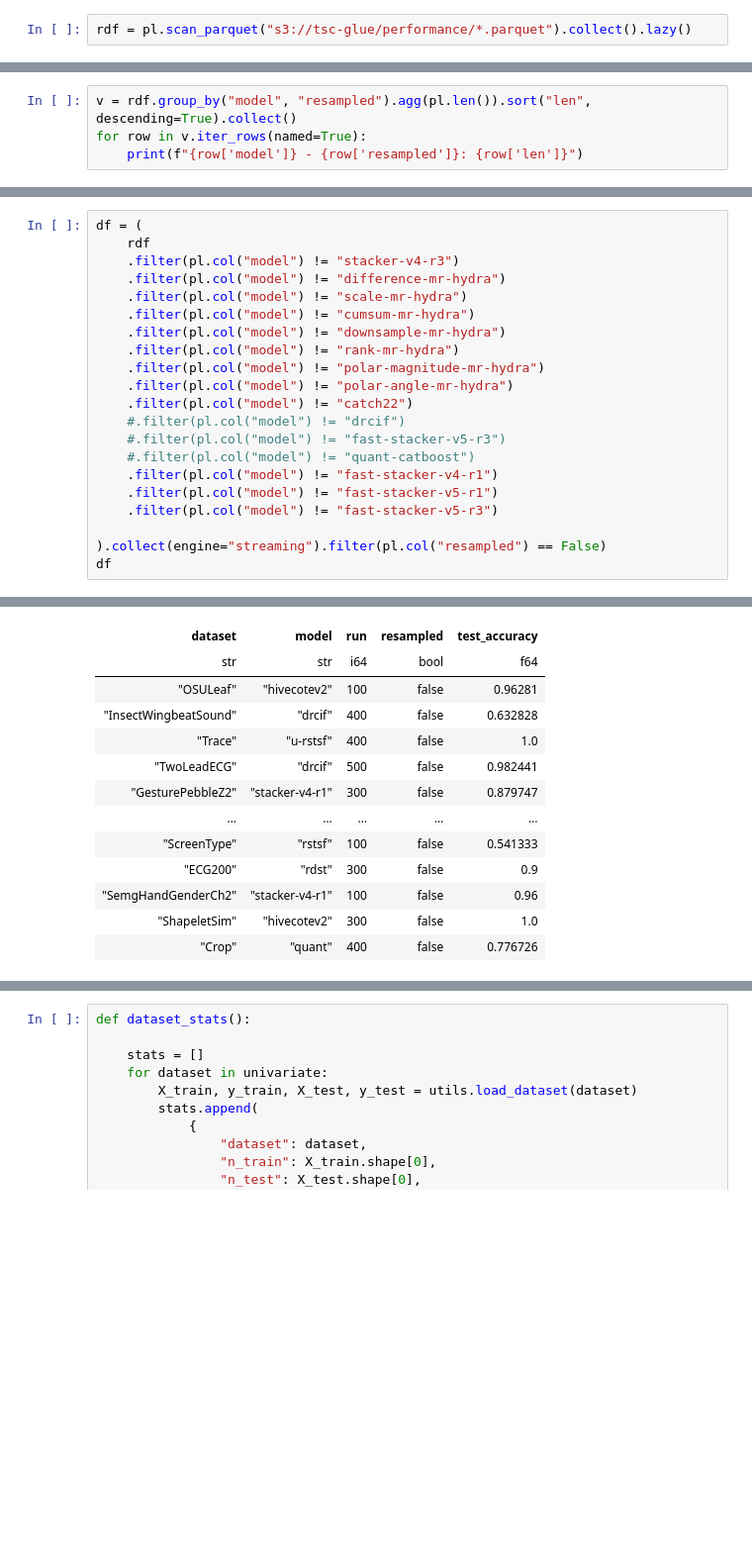
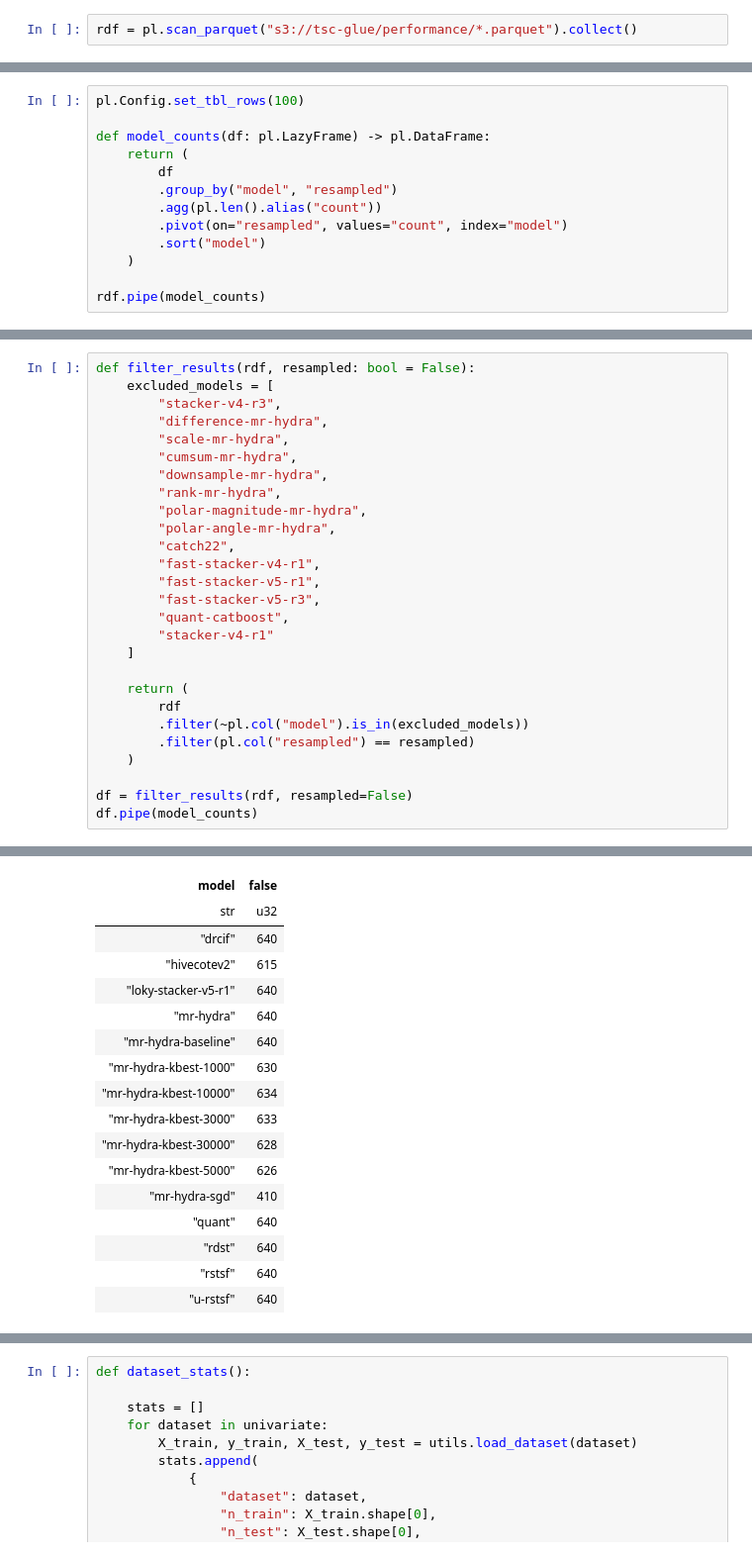
Before and after one commit to gasperpetelin/TSCGlue, a Jupyter notebook: notebooks/042-stacking-2.ipynb, the cells around one changed output, grey strips where cells are left out. Shown at 99% size. Drawn from its saved outputs; the diff is of its cells as text; blank space fills up the shorter version.

```diff
--- a/notebooks/042-stacking-2.ipynb
+++ b/notebooks/042-stacking-2.ipynb
@@ -6,4 +10,4 @@ from autotsc import utils
 # %%
-rdf = pl.scan_parquet("s3://tsc-glue/performance/*.parquet").collect().lazy()
+rdf = pl.scan_parquet("s3://tsc-glue/performance/*.parquet").collect()
 # %% [output]
 Set the region manually to silence this warning.
@@ -11,5 +15,14 @@ Set the region manually to silence this warning.
 # %%
-v = rdf.group_by("model", "resampled").agg(pl.len()).sort("len", descending=True).collect()
-for row in v.iter_rows(named=True):
-    print(f"{row['model']} - {row['resampled']}: {row['len']}")
+pl.Config.set_tbl_rows(100)
+
+def model_counts(df: pl.LazyFrame) -> pl.DataFrame:
+    return (
+        df
+        .group_by("model", "resampled")
+        .agg(pl.len().alias("count"))
+        .pivot(on="resampled", values="count", index="model")
+        .sort("model")
+    )
+
+rdf.pipe(model_counts)
 # %% [output]
@@ -33,22 +48,28 @@ loky-stacker-v5-r1 - True: 2
 # %%
-df = (
-    rdf
-    .filter(pl.col("model") != "stacker-v4-r3")
-    .filter(pl.col("model") != "difference-mr-hydra")
-    .filter(pl.col("model") != "scale-mr-hydra")
-    .filter(pl.col("model") != "cumsum-mr-hydra")
-    .filter(pl.col("model") != "downsample-mr-hydra")
-    .filter(pl.col("model") != "rank-mr-hydra")
-    .filter(pl.col("model") != "polar-magnitude-mr-hydra")
-    .filter(pl.col("model") != "polar-angle-mr-hydra")
-    .filter(pl.col("model") != "catch22")
-    #.filter(pl.col("model") != "drcif")
-    #.filter(pl.col("model") != "fast-stacker-v5-r3")
-    #.filter(pl.col("model") != "quant-catboost")
-    .filter(pl.col("model") != "fast-stacker-v4-r1")
-    .filter(pl.col("model") != "fast-stacker-v5-r1")
-    .filter(pl.col("model") != "fast-stacker-v5-r3")
+def filter_results(rdf, resampled: bool = False):
+    excluded_models = [
+        "stacker-v4-r3",
+        "difference-mr-hydra",
+        "scale-mr-hydra",
+        "cumsum-mr-hydra",
+        "downsample-mr-hydra",
+        "rank-mr-hydra",
+        "polar-magnitude-mr-hydra",
+        "polar-angle-mr-hydra",
+        "catch22",
+        "fast-stacker-v4-r1",
+        "fast-stacker-v5-r1",
+        "fast-stacker-v5-r3",
+        "quant-catboost",
+        "stacker-v4-r1"
+    ]
 
-).collect(engine="streaming").filter(pl.col("resampled") == False)
-df
+    return (
+        rdf
+        .filter(~pl.col("model").is_in(excluded_models))
+        .filter(pl.col("resampled") == resampled)
+    )
+
+df = filter_results(rdf, resampled=False)
+df.pipe(model_counts)
 # %% [output]
@@ -56,13 +77,17 @@ shape: (5_773, 5)
-| dataset | model | run | resampled | test_accuracy |
-| str | str | i64 | bool | f64 |
-| "OSULeaf" | "hivecotev2" | 100 | false | 0.96281 |
-| "InsectWingbeatSound" | "drcif" | 400 | false | 0.632828 |
-| "Trace" | "u-rstsf" | 400 | false | 1.0 |
-| "TwoLeadECG" | "drcif" | 500 | false | 0.982441 |
-| "GesturePebbleZ2" | "stacker-v4-r1" | 300 | false | 0.879747 |
-| … | … | … | … | … |
-| "ScreenType" | "rstsf" | 100 | false | 0.541333 |
-| "ECG200" | "rdst" | 300 | false | 0.9 |
-| "SemgHandGenderCh2" | "stacker-v4-r1" | 100 | false | 0.96 |
-| "ShapeletSim" | "hivecotev2" | 300 | false | 1.0 |
-| "Crop" | "quant" | 400 | false | 0.776726 |
+| model | false |
+| str | u32 |
+| "drcif" | 640 |
+| "hivecotev2" | 615 |
+| "loky-stacker-v5-r1" | 640 |
+| "mr-hydra" | 640 |
+| "mr-hydra-baseline" | 640 |
+| "mr-hydra-kbest-1000" | 630 |
+| "mr-hydra-kbest-10000" | 634 |
+| "mr-hydra-kbest-3000" | 633 |
+| "mr-hydra-kbest-30000" | 628 |
+| "mr-hydra-kbest-5000" | 626 |
+| "mr-hydra-sgd" | 410 |
+| "quant" | 640 |
+| "rdst" | 640 |
+| "rstsf" | 640 |
+| "u-rstsf" | 640 |
```
Also changed, not shown: parts of 19 cells of this notebook, 10 other files.
